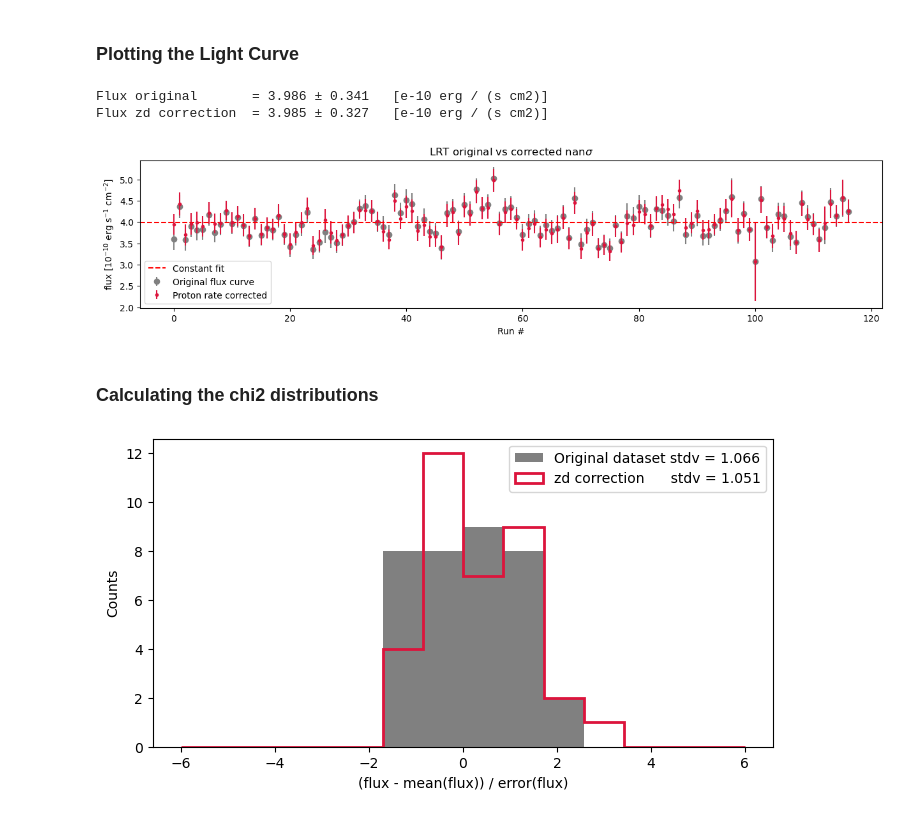
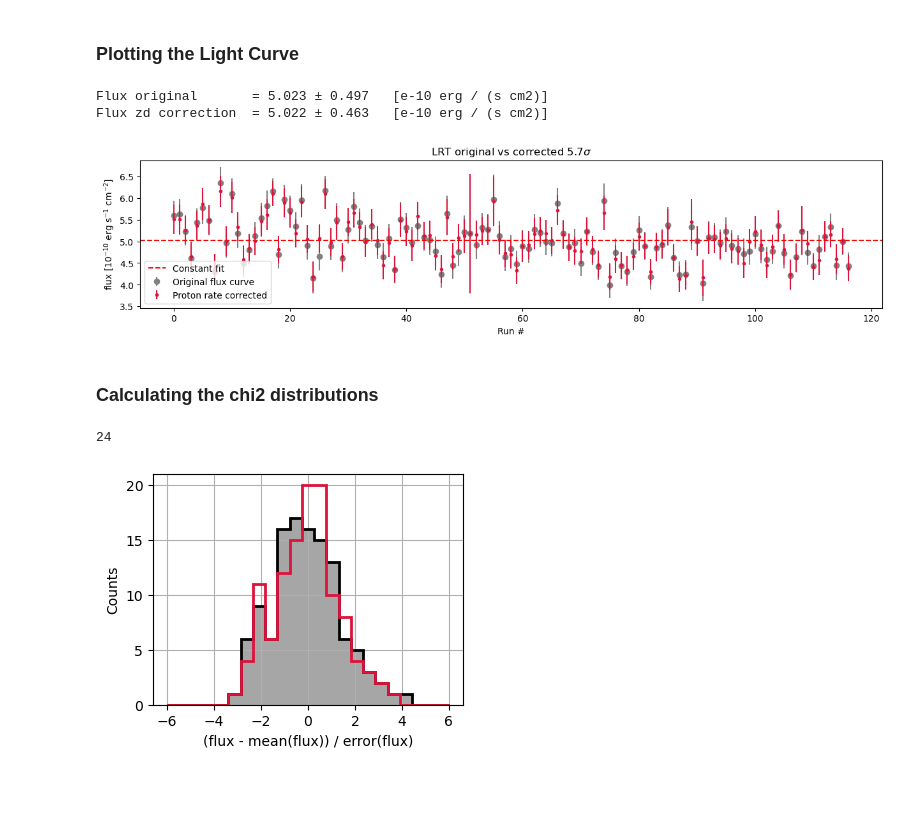
Before and after one commit to juanjq/cosmic_ray_data_correction, a Jupyter notebook: main.ipynb, the cells around one changed output. Drawn from its saved outputs; the diff is of its cells as text; code cells hidden in the pictures; blank space fills up the shorter version.

Commit message:
Updating and taking plots

```diff
--- a/main.ipynb
+++ b/main.ipynb
@@ -13,33 +13,29 @@ import pandas as pd
 from sys import getsizeof
 from scipy.stats import chi2
 from scipy.optimize import minimize
+from astropy.table import Table
 
 pd.set_option('display.max_columns', None)
 
 # location of the scripts
-sys.path.insert(0, os.path.join("/fefs/aswg/workspace/juan.jimenez/systematics/scripts"))
+sys.path.insert(0, os.path.join("/fefs/aswg/workspace/juan.jimenez/lst1_systematics/scripts"))
 import auxiliar as aux
-green = "#009736"
-red = "#EE2A35"
 
 from IPython.display import display, HTML
 display(HTML("<style>.container { width:100% !important; }</style>"))
-
-# dirs
-objects_dir = "/fefs/aswg/workspace/juan.jimenez/systematics/objects"
-
-target_name = "Crab"
 
 # energy edges for lightcurve
 e_lc_min = 100 * u.GeV
 e_lc_max = 20 * u.TeV
 
+# intensity binning
+binsI = np.linspace(1.1, 4, 200)
 
 #######################################
 # intensity integration limits
 #######################################
 
-intensity_integration_lims = [100, 200] #p.h.
+intensity_integration_lims = [100, 400] #p.h.
 rates_fixed_point = 60 # counts
 # %%
 def lineFreeF(params, x):
@@ -133,8 +148,6 @@ Wall time: 1min 43s
 ### Time correction
 # %%
 fig, ax = plt.subplots(figsize=(10, 5))
-
-bins = np.linspace(1.1, 4.1, 200)
 
 for run in [_ for _ in dict_dl2.keys()][:]:
 
@@ -142,20 +155,20 @@ for run in [_ for _ in dict_dl2.keys()][:]:
     X = np.abs(dict_runs[run]["zd"] - max(dict_LC["zd"]).value) / max(dict_LC["zd"]).value
     color = aux.color_cr(X, COLORS=list(reversed(aux.predC)))
 
-    counts, Iedges = np.histogram(np.log10(dict_dl2[run]["intensity"]), bins)
+    counts, Iedges = np.histogram(np.log10(dict_dl2[run]["intensity"]), binsI)
     Icenters = (Iedges[1:] + Iedges[:-1]) / 2
     counts   = counts / dict_dl2[run]["effective_time"]
 
     integral = 0
-    for i, b in enumerate(bins[:-1]):
-        if bins[i] > np.log10(intensity_integration_lims[0]) and bins[i+1] < np.log10(intensity_integration_lims[1]):
+    for i, b in enumerate(binsI[:-1]):
+        if binsI[i] > np.log10(intensity_integration_lims[0]) and binsI[i+1] < np.log10(intensity_integration_lims[1]):
             integral = integral + counts[i]
 
     dict_runs[run]["p_rate"] = integral
 
     ax.plot(Icenters, counts, color=color, lw=1)
 
-ax.axvspan(np.log10(intensity_integration_lims[0]), np.log10(intensity_integration_lims[1]), color="lightgray", label="Integrating zone")
+# ax.axvspan(np.log10(intensity_integration_lims[0]), np.log10(intensity_integration_lims[1]), color="lightgray", label="Integrating region")
 
 #######################################
 # creating a colorbar
@@ -169,5 +182,6 @@ plt.colorbar(sm, label="zd [deg]")
 ax.legend()
 ax.set_xlabel("$\log10($intensity/p.h.$)$")
 ax.set_ylabel("effective rate per bin [ev/s]")
+plt.savefig(f"plots/intensity_profiles_{intensity_integration_lims[0]}_{intensity_integration_lims[1]}.png", dpi=300, bbox_inches='tight')
 plt.show()
 # %% [output]
@@ -492,7 +552,7 @@ print(f"Flux zd correction  = {np.mean(zd_corr_flux):.3f} ± {np.std(zd_corr_flu
 
 fig, ax = plt.subplots(figsize=(15, 3))
 
-for i, run in enumerate(dict_LC_2.keys()):
+for i, run in enumerate(dict_runs.keys()):
 
     if i == 0:
         label = "Original flux curve"
@@ -519,26 +579,34 @@ zd_corr_chi2_arr = np.sum(np.array(zd_corr_chi) ** 2)
 ax.set_title(f"LRT original vs corrected {np.sqrt(chi2_arr - zd_corr_chi2_arr):.1f}{sigma}")
 plt.show()
 # %% [output]
-Flux original       = 3.986 ± 0.341   [e-10 erg / (s cm2)]
-Flux zd correction  = 3.985 ± 0.327   [e-10 erg / (s cm2)]
+Flux original       = 5.023 ± 0.497   [e-10 erg / (s cm2)]
+Flux zd correction  = 5.022 ± 0.463   [e-10 erg / (s cm2)]
-[figure, old version]
+[figure, new version]
 # %% [markdown]
 ### Calculating the chi2 distributions
 # %%
-bins = np.linspace(-6, 6, 15)
+# for N in range(40):
+#     if N % 2 == 0 and N > 0:
 
-fig, ax = plt.subplots(figsize=(8, 4))
+N = 24
+print(N)
+bins = np.linspace(-6, 6, N)
 
-ax.hist(np.array(chi),         bins=bins, color="gray", label=f"Original dataset stdv = {np.std(chi):.3f}")
+fig, ax = plt.subplots(figsize=(4, 3))
+
+ax.hist(np.array(chi),         bins=bins, color="gray", alpha=0.7,  label=f"Original dataset stdv = {np.std(chi):.3f}")
+ax.hist(np.array(chi),         bins=bins, color="k", lw=2, histtype="step")
 ax.hist(np.array(zd_corr_chi), bins=bins, color="crimson", histtype="step", lw=2, label=f"zd correction      stdv = {np.std(zd_corr_chi):.3f}")
 
 
-ax.legend()
+# ax.legend()
+plt.grid()
 ax.set_ylabel("Counts")
 ax.set_xlabel("(flux - mean(flux)) / error(flux)")
 plt.show()
 # %% [output]
+24
-[figure, old version]
+[figure, new version]
 # %%
 INT = []
 bins_fixed = []
```
Also changed, not shown: parts of 14 cells of this notebook, 12 other files.
